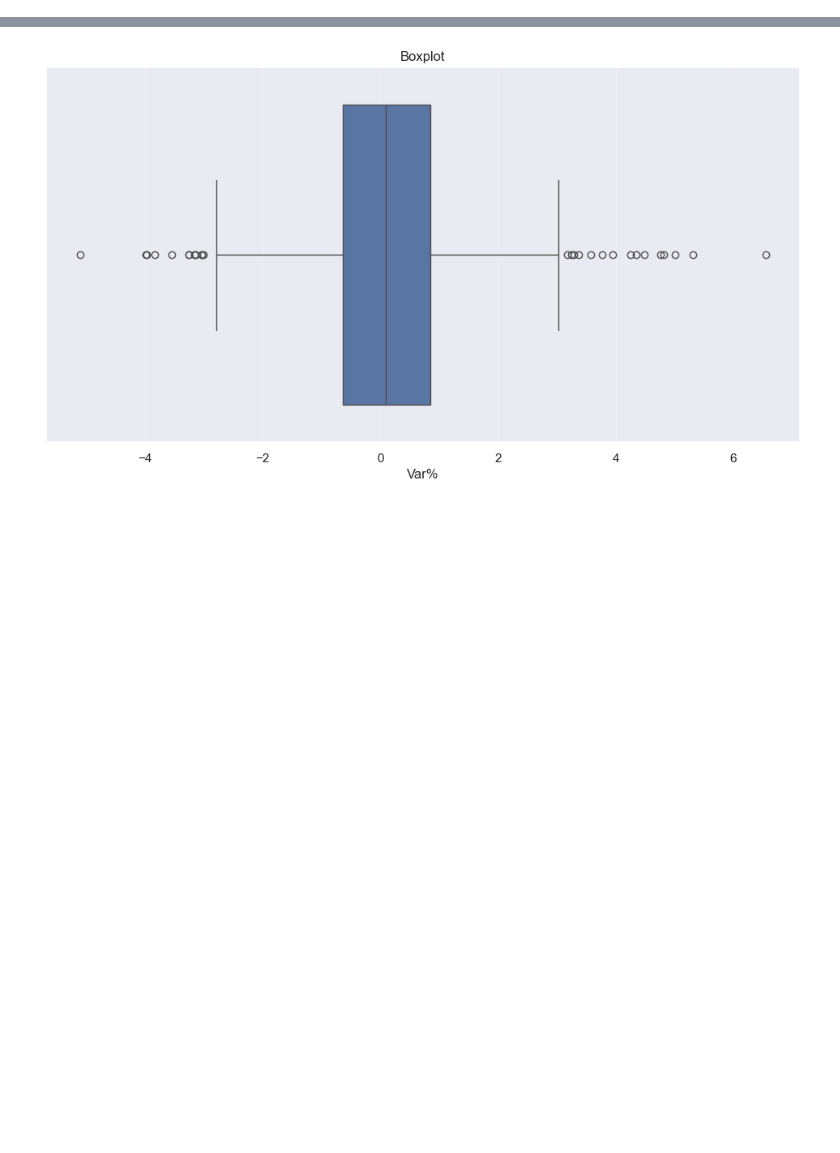
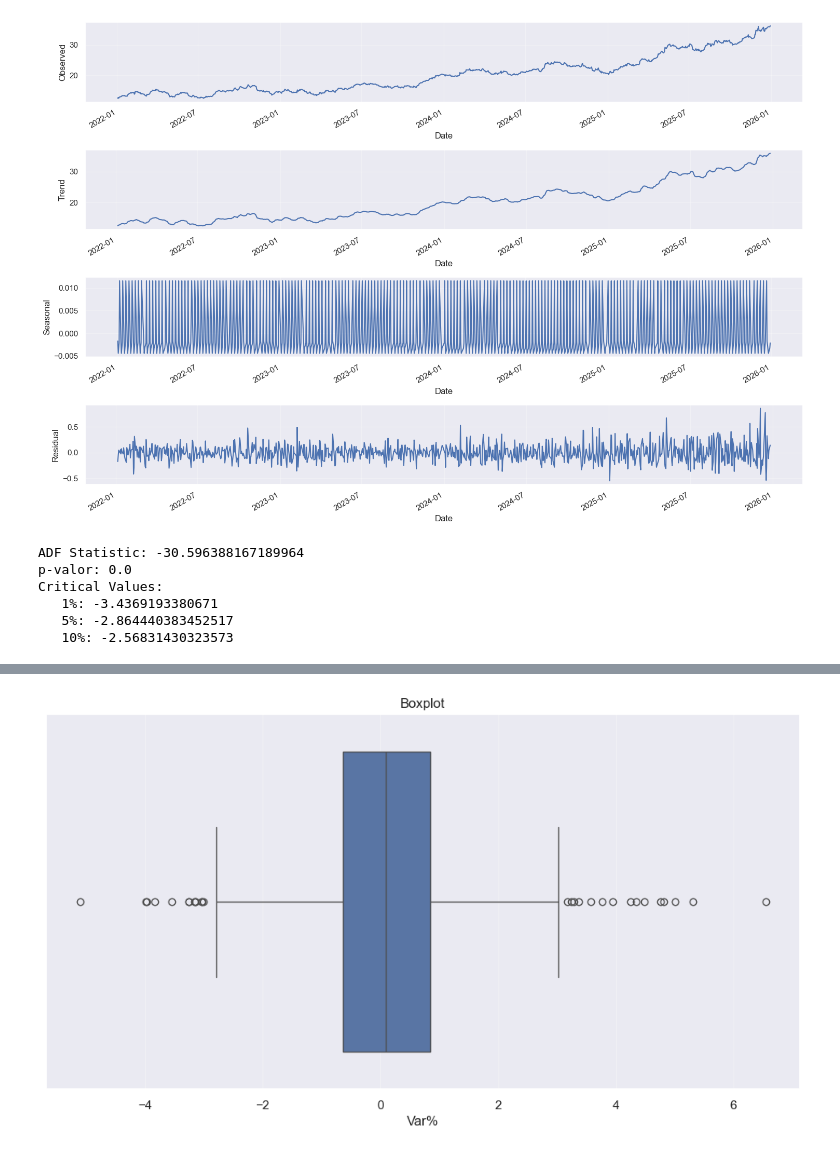
Before and after one commit to iiagovictor/fiap_tech_challenge_fase4, a Jupyter notebook: Notebooks/analise_exploratoria.ipynb, the cells around one changed output, grey strips where cells are left out. Saved outputs shown, nothing was run; the diff lists cells and outputs as text; code cells hidden in the pictures; blank space fills up the shorter version.

```diff
--- a/Notebooks/analise_exploratoria.ipynb
+++ b/Notebooks/analise_exploratoria.ipynb
@@ -82,3 +85,35 @@ plt.rcParams["figure.figsize"] = (
 plt.rcParams["axes.grid"] = True  # Ativa grade em todos
 plt.rcParams["grid.alpha"] = 0.3  # Transparência da grade
 plt.rcParams["axes.titlesize"] = 14  # Tamanho da fonte do título
+# %%
+# Decomposição da série temporal
+result = seasonal_decompose(df["Close"], model="additive", period=5)
+
+# Plotando os componentes
+fig, (ax1, ax2, ax3, ax4) = plt.subplots(4, 1, figsize=(15, 10))
+result.observed.plot(ax=ax1, legend=False)
+ax1.set_ylabel("Observed")
+result.trend.plot(ax=ax2, legend=False)
+ax2.set_ylabel("Trend")
+result.seasonal.plot(ax=ax3, legend=False)
+ax3.set_ylabel("Seasonal")
+result.resid.plot(ax=ax4, legend=False)
+ax4.set_ylabel("Residual")
+plt.tight_layout()
+plt.show()
+# %% [output]
+[figure, added]
+# %%
+resultado = adfuller(df["Var%"])
+print(f"ADF Statistic: {resultado[0]}")
+print(f"p-valor: {resultado[1]}")
+print("Critical Values:")
+for key, value in resultado[4].items():
+    print(f"   {key}: {value}")
+# %% [output]
+ADF Statistic: -30.596388167189964
+p-valor: 0.0
+Critical Values:
+   1%: -3.4369193380671
+   5%: -2.864440383452517
+   10%: -2.56831430323573
```
Also changed, not shown: parts of 11 cells of this notebook.
